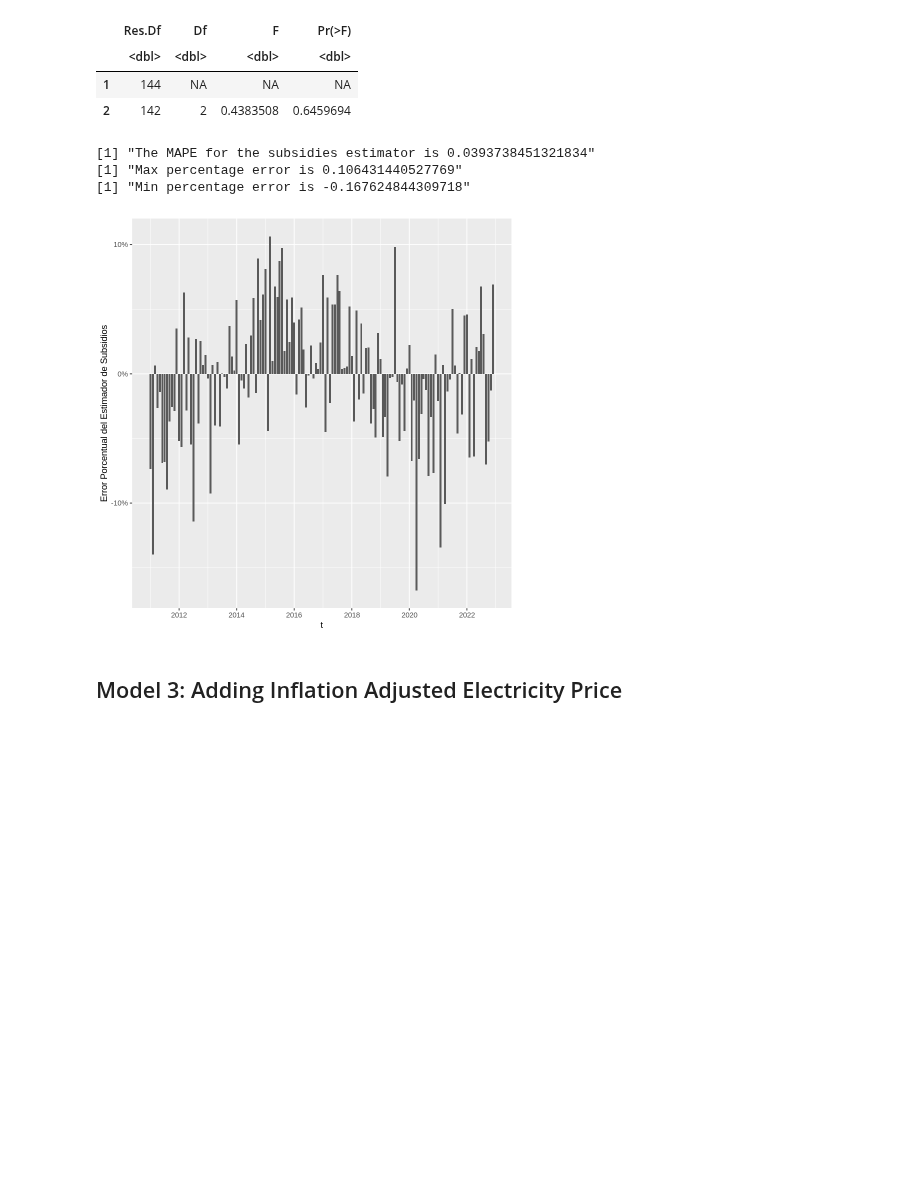
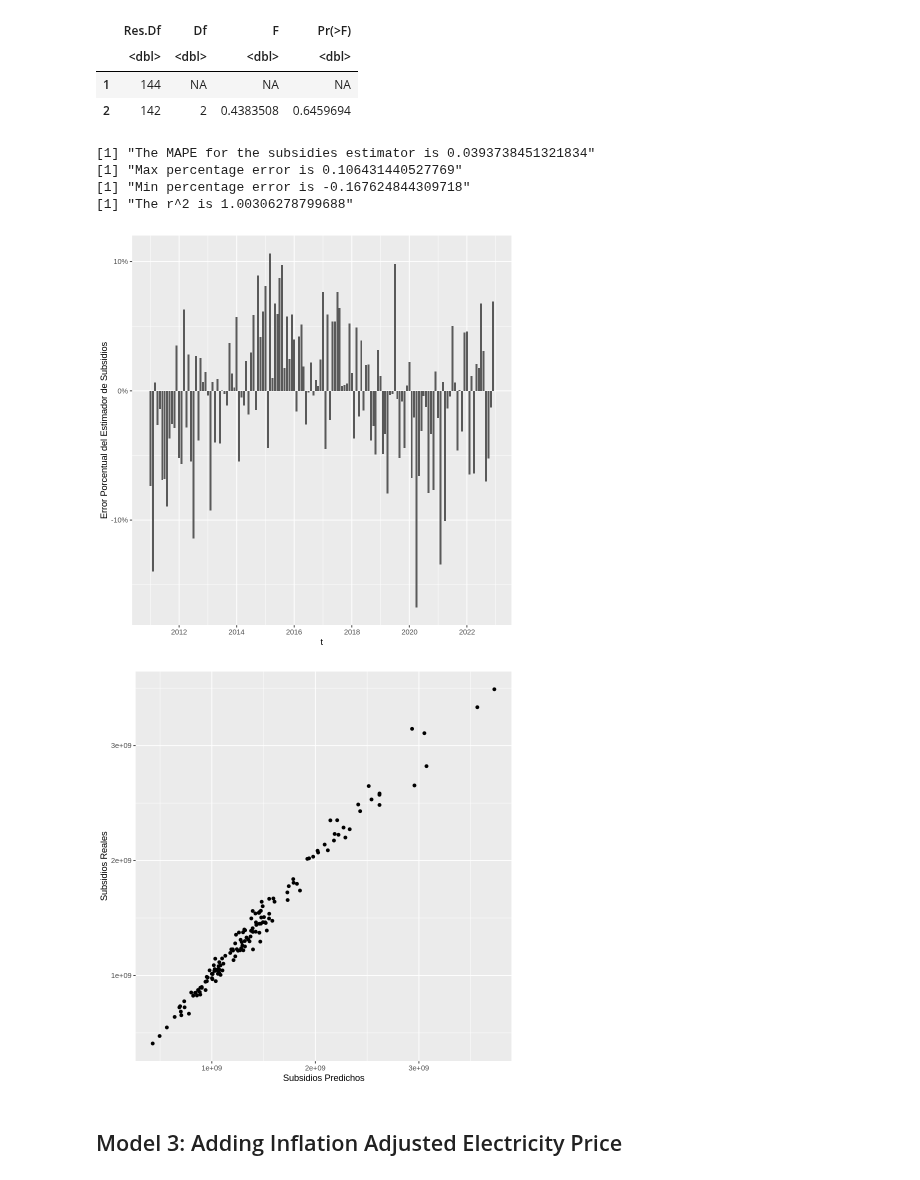
Before and after one commit to jpoletti/elec-demand-arg, a Jupyter notebook: models.ipynb, the cells around one changed output. Saved outputs shown, nothing was run; the diff lists cells and outputs as text; code cells hidden in the pictures; blank space fills up the shorter version.

```diff
--- a/models.ipynb
+++ b/models.ipynb
@@ -428,12 +430,14 @@ A anova: 2 × 4
 | 1 | 144 | NA | NA | NA |
 | 2 | 142 | 2 | 0.4383508 | 0.6459694 |
 # %%
-calc_plot_subs_errors(model, data)
+eval_subs_errors(model, data)
 # %% [output]
 [1] "The MAPE for the subsidies estimator is 0.0393738451321834"
 [1] "Max percentage error is 0.106431440527769"
 [1] "Min percentage error is -0.167624844309718"
+[1] "The r^2 is 1.00306278799688"
 [figure]
+[figure, added]
 # %% [markdown]
 ## Model 3: Adding Inflation Adjusted Electricity Price
 # %%
```
Also changed, not shown: parts of 16 cells of this notebook.
